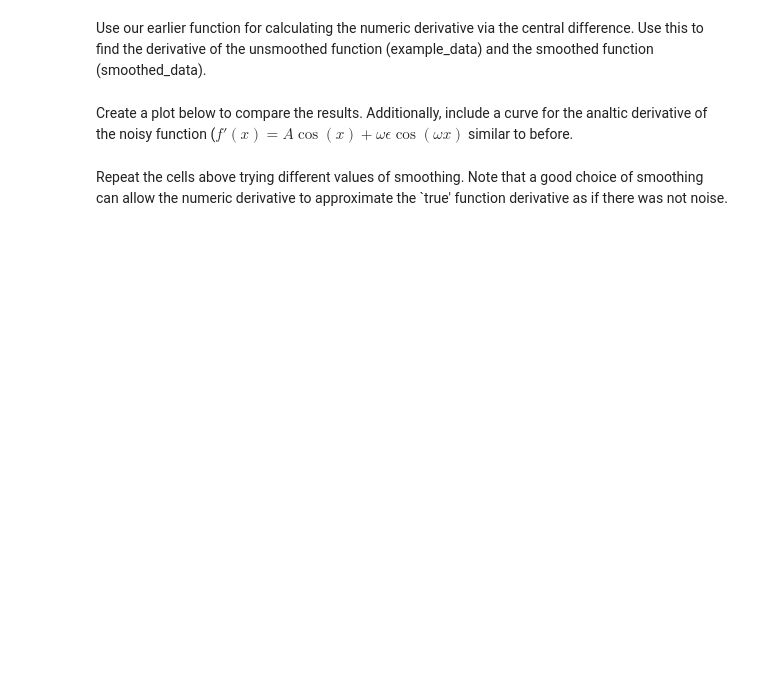
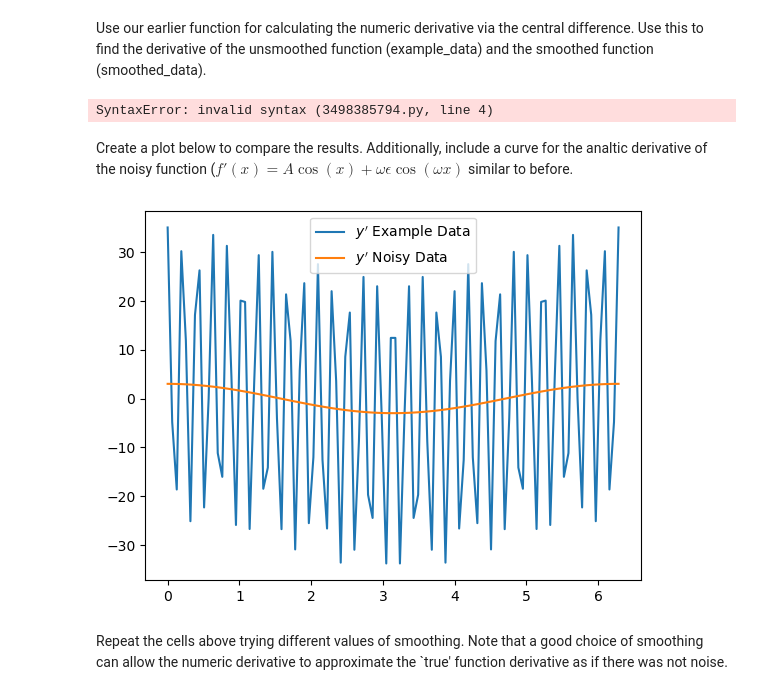
Before and after one commit to Tonkle-Time/comp-phy, a Jupyter notebook: Lab 3 - Numeric Derivatives.ipynb, the cells around one changed output. Cells and saved outputs as stored; diff of their text form; code cells hidden in the pictures; blank space fills up the shorter version.

```diff
--- a/Lab 3 - Numeric Derivatives.ipynb
+++ b/Lab 3 - Numeric Derivatives.ipynb
@@ -278,13 +278,30 @@ Use our earlier function for calculating the numeric derivative via the central
+# %%
+
+### add your code here            ### EDIT: Added more example code
+
+# perform central difference on example data
+cdiff_x,cdiff_y=CentralDiff(example_data, )
+
+# smooth example data - update value as needed for smoothing parameter
+smthd_y = smooth( , )
+
+# perform central diff on smoothed data
+sm_cd_x,sm_cd_y=CentralDiff(x, smthd_y)
+# %% [output]
+SyntaxError: invalid syntax (3498385794.py, line 4)
 # %% [markdown]
  Create a plot below to compare the results. Additionally, include a curve for the analtic derivative of the noisy function ($f'(x) = A \cos(x) + \omega \epsilon \cos(\omega x)$ similar to before.
 # %%
 plt.figure()
 ### Add code here ####
 
-
+plt.plot(x,data_prime,label=r'$y^{\prime}$ Example Data')
+plt.plot(x,noiseless_prime,label=r'$y^{\prime}$ Noisy Data')
 
 #####################
 plt.legend()
 plt.show()
+# %% [output]
+[figure, added]
 # %% [markdown]
 Repeat the cells above trying different values of smoothing. Note that a good choice of smoothing can allow the numeric derivative to  approximate the `true' function derivative as if there was not noise.
```
Also changed, not shown: parts of 3 cells of this notebook, 5 other files.
